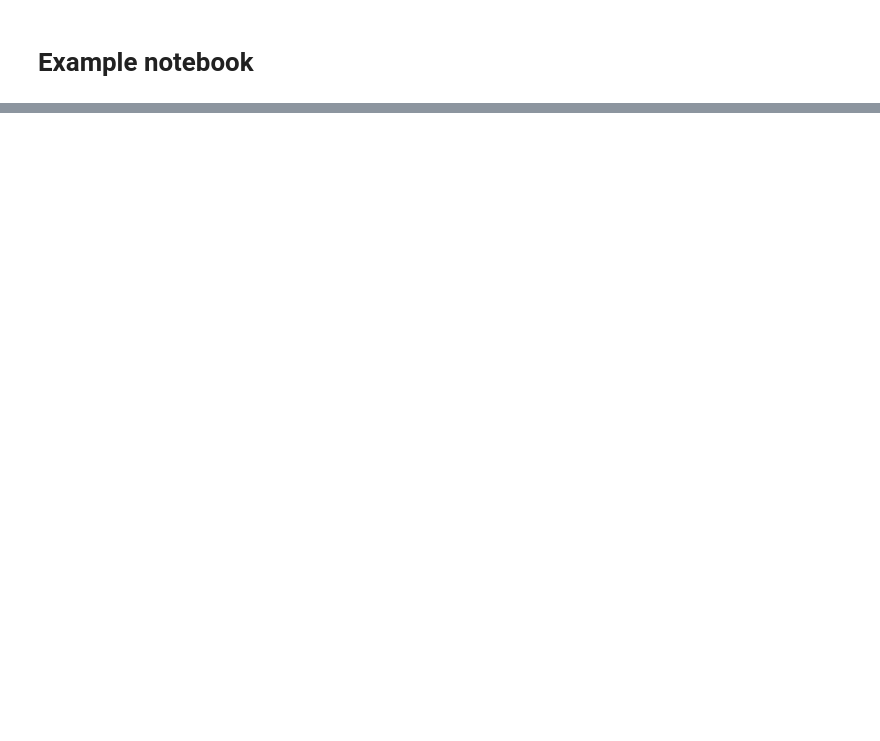
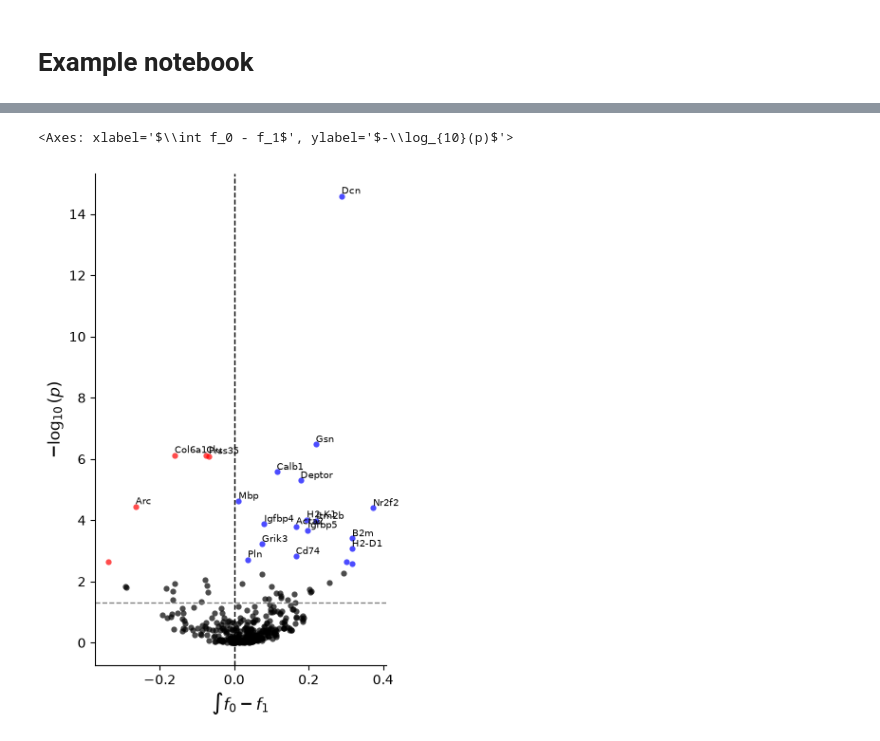
Before and after one commit to theislab/diffsvg, a Jupyter notebook: docs/notebooks/example.ipynb, the cells around one changed output, grey strips where cells are left out. Cells and saved outputs as stored; diff of their text form; code cells hidden in the pictures; blank space fills up the shorter version.

```diff
--- a/docs/notebooks/example.ipynb
+++ b/docs/notebooks/example.ipynb
@@ -39,0 +7,2 @@ pd.DataFrame().assign(A=["a", "b", "c"], B=[1, 2, 3])
+# %%
+adata = sc.read_h5ad("/home/lehnerl/Arbeit/data/HiWi/both_conditions_5_7_without_noise.h5ad")
@@ -39,0 +33,4 @@ pd.DataFrame().assign(A=["a", "b", "c"], B=[1, 2, 3])
+# %%
+setup = dvg.tl.setup_model(adata)
+# %%
+dvg.tl.fit_model(adata, setup, n_workers=4)
@@ -39,0 +55,5 @@ pd.DataFrame().assign(A=["a", "b", "c"], B=[1, 2, 3])
+# %%
+dvg.pl.plot_volcano(adata.varm["dsvg_stats"], n_label=20)
+# %% [output]
+<Axes: xlabel='$\\int f_0 - f_1$', ylabel='$-\\log_{10}(p)$'>
+[figure, added]
```
Also changed, not shown: parts of 13 cells of this notebook, 10 other files.
